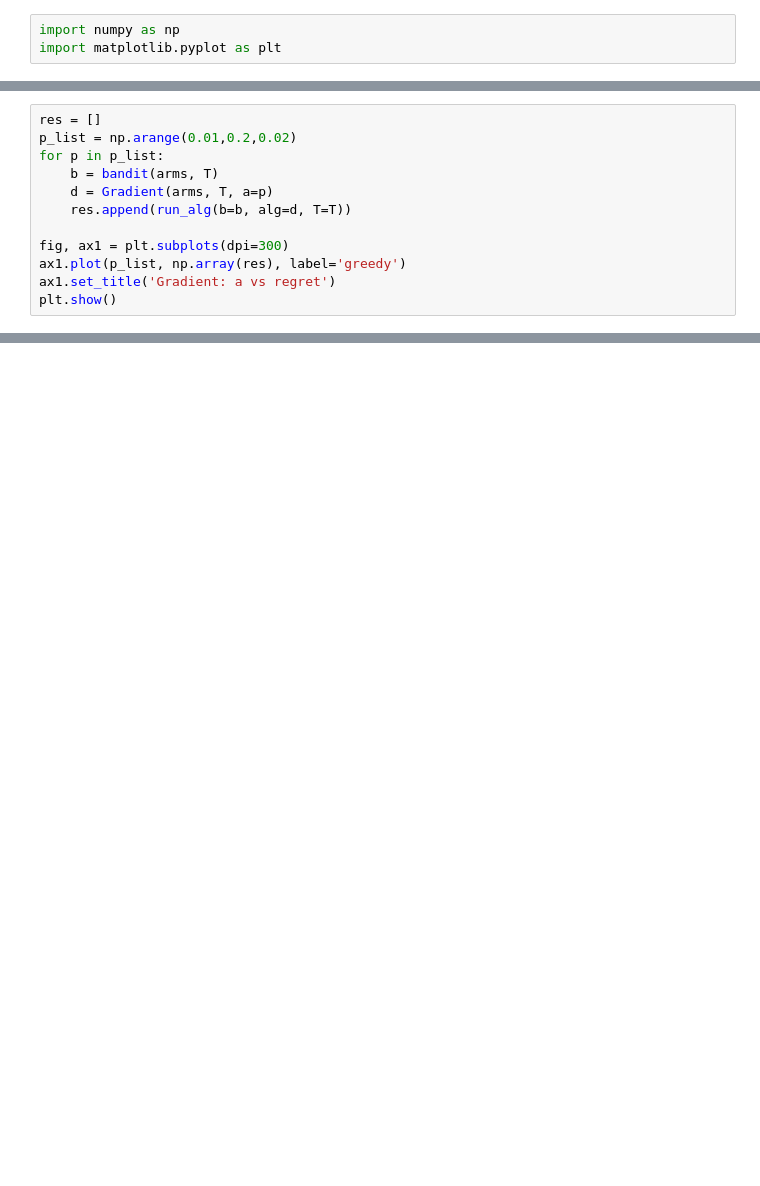
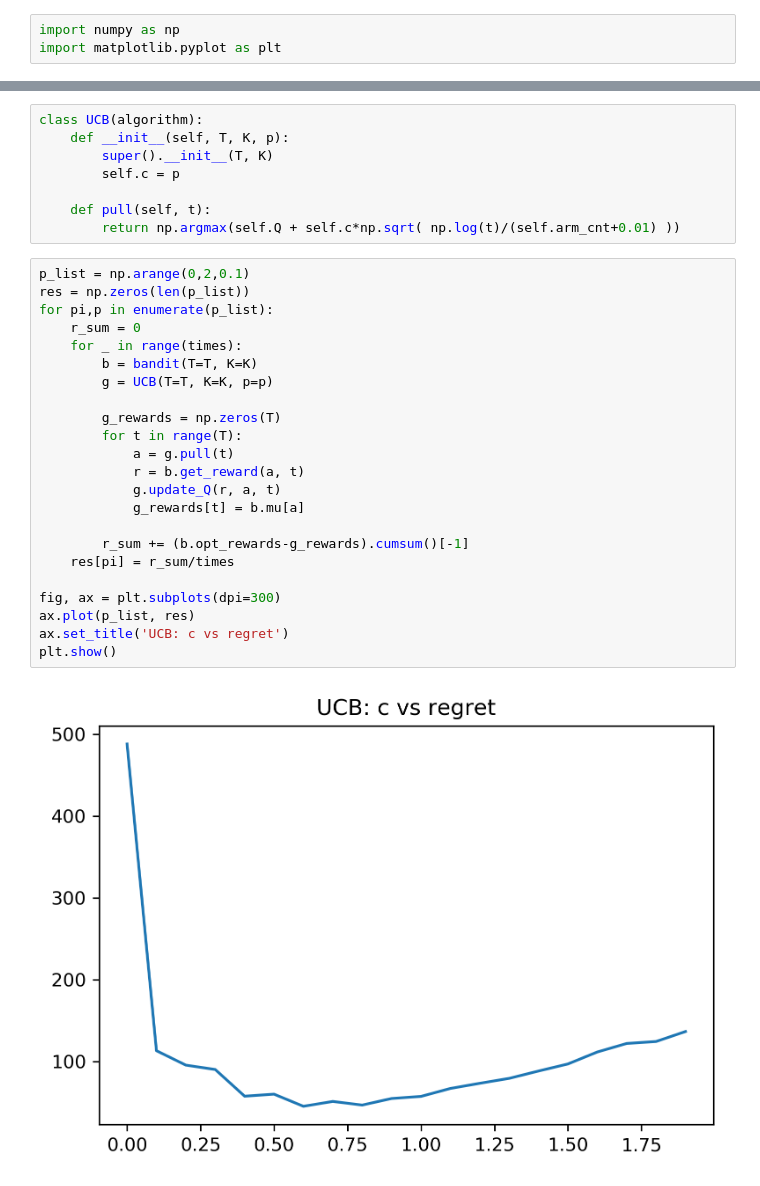
Before and after one commit to momodupi/Reinforcement_Learning_ECE7202, a Jupyter notebook: hw1_b.ipynb, the cells around one changed output, grey strips where cells are left out. Cells and saved outputs as stored; diff of their text form; blank space fills up the shorter version.

```diff
--- a/hw1_b.ipynb
+++ b/hw1_b.ipynb
@@ -166,12 +123,0 @@ plt.show()
-# %%
-res = []
-p_list = np.arange(0.01,0.2,0.02)
-for p in p_list:
-    b = bandit(arms, T)
-    d = Gradient(arms, T, a=p)
-    res.append(run_alg(b=b, alg=d, T=T))
-
-fig, ax1 = plt.subplots(dpi=300)
-ax1.plot(p_list, np.array(res), label='greedy')
-ax1.set_title('Gradient: a vs regret')
-plt.show()
@@ -224,0 +124,33 @@ plt.show()
+# %%
+class UCB(algorithm):
+    def __init__(self, T, K, p):
+        super().__init__(T, K)
+        self.c = p
+
+    def pull(self, t):
+        return np.argmax(self.Q + self.c*np.sqrt( np.log(t)/(self.arm_cnt+0.01) ))
+# %%
+p_list = np.arange(0,2,0.1)
+res = np.zeros(len(p_list))
+for pi,p in enumerate(p_list):
+    r_sum = 0
+    for _ in range(times):
+        b = bandit(T=T, K=K)
+        g = UCB(T=T, K=K, p=p)
+
+        g_rewards = np.zeros(T)
+        for t in range(T):
+            a = g.pull(t)
+            r = b.get_reward(a, t)
+            g.update_Q(r, a, t)
+            g_rewards[t] = b.mu[a]
+
+        r_sum += (b.opt_rewards-g_rewards).cumsum()[-1]
+    res[pi] = r_sum/times
+
+fig, ax = plt.subplots(dpi=300)
+ax.plot(p_list, res)
+ax.set_title('UCB: c vs regret')
+plt.show()
+# %% [output]
+[figure, added]
```
Also changed, not shown: parts of 15 cells of this notebook.
